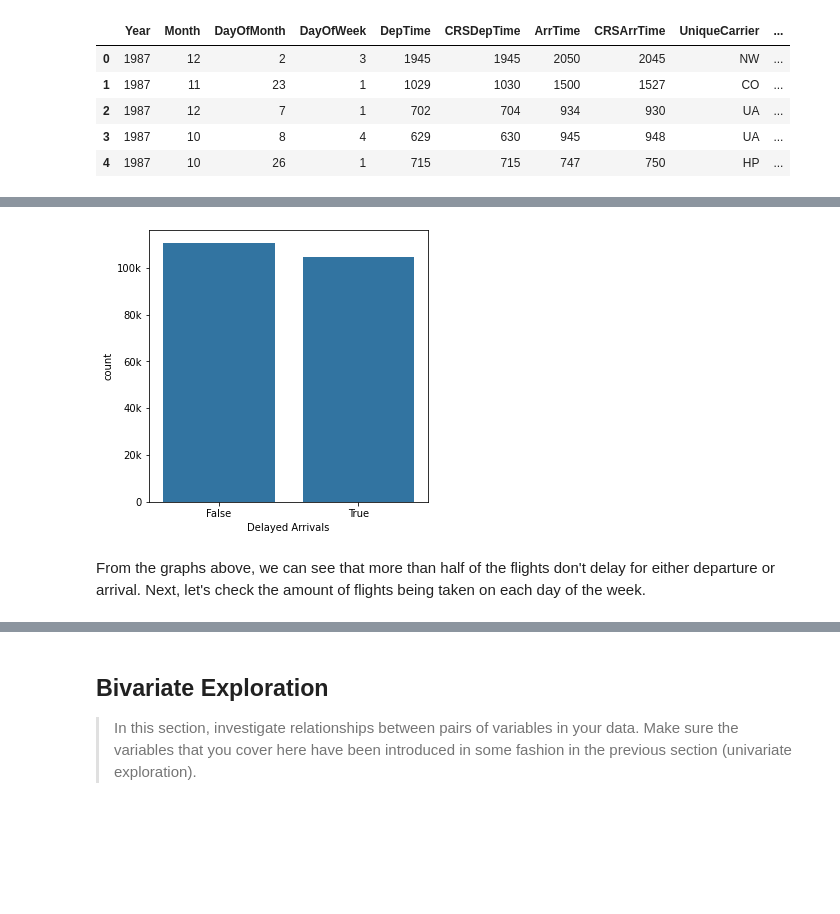
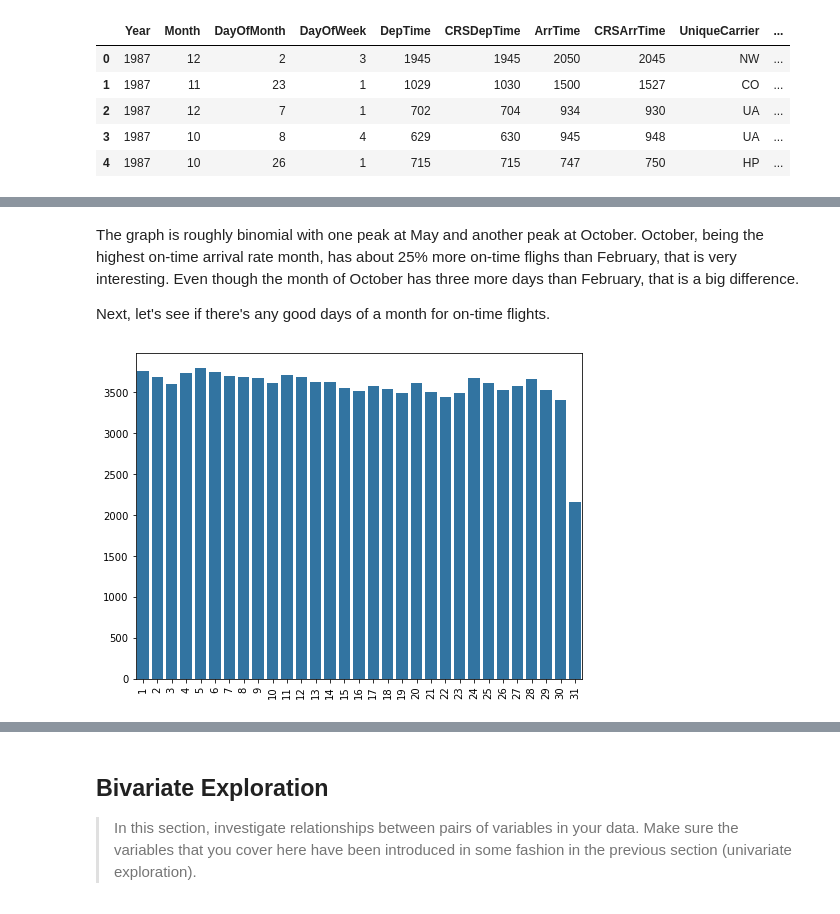
Before and after one commit to leqilu67/flights_study, a Jupyter notebook: flights_data_exploration.ipynb, the cells around one changed output, grey strips where cells are left out. Saved outputs shown, nothing was run; the diff lists cells and outputs as text; code cells hidden in the pictures; blank space fills up the shorter version.

Commit message:
half way through univariate exploration

```diff
--- a/flights_data_exploration.ipynb
+++ b/flights_data_exploration.ipynb
@@ -374 +376,19 @@ I expect the DayOfWeek and DepTime to have the strongest effect on flight delays
+# %%
+# decide if a trip is short/medium/long
+conditions = [
+    (flights_sample['Distance'] <700),
+    (flights_sample['Distance'] >= 700) & (flights_sample['Distance'] < 3000),
+    (flights_sample['Distance'] > 3000)
+]
+
+hauls = ['Short', 'Medium', 'Long']
+
+flights_sample['Haul'] = np.select(conditions, hauls)
+# %%
+# make a column to indicate if arrival have been delayed
+flights_sample['ArrDelayed'] = flights_sample['ArrDelay'] > 0
+flights_sample['DepDelayed'] = flights_sample['DepDelay'] > 0
+
+flights_sample_ontime = flights_sample.query('ArrDelayed == False')
+flights_sample_delay = flights_sample.query('DepDelayed == False')
 # %% [markdown]
@@ -402,10 +453,12 @@ plt.yticks([0, 2e4, 4e4, 6e4, 8e4, 1e5, 1.2e5], ['0', '20k', '40k', '60k', '80k'
+# %% [markdown]
+The graph is roughly binomial with one peak at May and another peak at October. October, being the highest on-time arrival rate month, has about 25% more on-time flighs than February, that is very interesting. Even though the month of October has three more days than February, that is a big difference.
+
+Next, let's see if there's any good days of a month for on-time flights.
 # %%
-plt.figure(figsize=[5, 5])
-
-sb.countplot(data=flights_sample, x='ArrDelayed', color=base_color)
-plt.xlabel('Delayed Arrivals')
-plt.yticks([0, 2e4, 4e4, 6e4, 8e4, 1e5], ['0', '20k', '40k', '60k', '80k', '100k']);
+plt.figure(figsize=[8, 6])
+sb.countplot(data=flights_sample_ontime, x='DayOfMonth', color=base_color)
+plt.xlabel('')
+plt.ylabel('')
+plt.xticks(rotation=90);
 # %% [output]
-[figure, old version]
+[figure, new version]
-# %% [markdown]
-From the graphs above, we can see that more than half of the flights don't delay for either departure or arrival. Next, let's check the amount of flights being taken on each day of the week.
```
Also changed, not shown: parts of 26 cells of this notebook.
